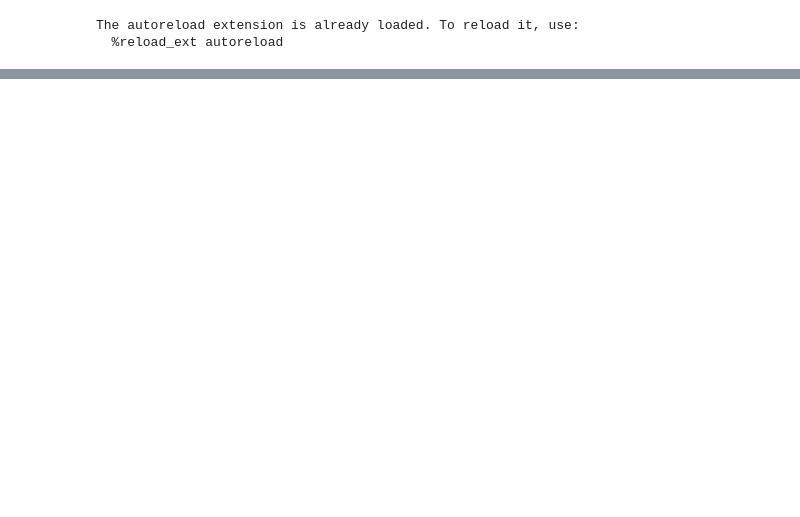
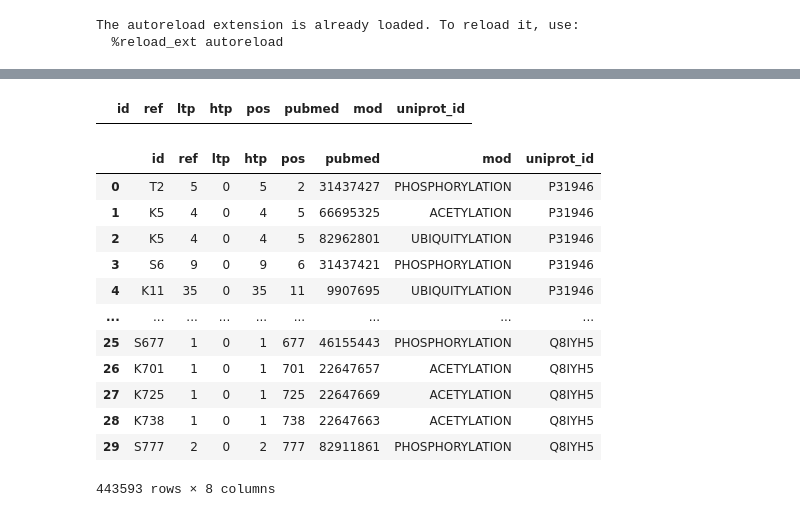
Before and after one commit to kamurani/phosphosite, a Jupyter notebook: phosphosite/dataset/psp/extract.ipynb, the cells around one changed output, grey strips where cells are left out. Saved outputs shown, nothing was run; the diff lists cells and outputs as text; code cells hidden in the pictures; blank space fills up the shorter version.

```diff
--- a/phosphosite/dataset/psp/extract.ipynb
+++ b/phosphosite/dataset/psp/extract.ipynb
@@ -32,0 +26,25 @@ all_proteins = list(df["ACC_ID"].unique())
+# %%
+big_df = mods
+# %%
+failed = []
+
+pbar = tqdm(enumerate(all_proteins))
+for i, protein in pbar:
+    pbar.set_description(f"Processing {protein}")
+    # Check if protein in big_df
+    if protein not in big_df["uniprot_id"].unique():
+        try:
+            df = get_psp_mods(protein)
+        except Exception as e:
+            print(f"Error: {e}")
+            failed.append(protein)
+            continue
+        if df is not None:
+            # Concat
+            big_df = pd.concat([big_df, df])
+        else:
+            failed.append(protein)
+
+    # Every 20 proteins, save
+    if i % 20 == 0:
+        big_df.to_csv("psp_mods.csv", index=False)
@@ -33,2 +65,24 @@ all_proteins = list(df["ACC_ID"].unique())
+# %%
+uid = "P05408"
+# all rows
+big_df[big_df["uniprot_id"] == uid]
+# %% [output]
+|  | id | ref | ltp | htp | pos | pubmed | mod | uniprot_id |
+# %%
+big_df
+# %% [output]
+|  | id | ref | ltp | htp | pos | pubmed | mod | uniprot_id |
+| 0 | T2 | 5 | 0 | 5 | 2 | 31437427 | PHOSPHORYLATION | P31946 |
+| 1 | K5 | 4 | 0 | 4 | 5 | 66695325 | ACETYLATION | P31946 |
+| 2 | K5 | 4 | 0 | 4 | 5 | 82962801 | UBIQUITYLATION | P31946 |
+| 3 | S6 | 9 | 0 | 9 | 6 | 31437421 | PHOSPHORYLATION | P31946 |
+| 4 | K11 | 35 | 0 | 35 | 11 | 9907695 | UBIQUITYLATION | P31946 |
+| ... | ... | ... | ... | ... | ... | ... | ... | ... |
+| 25 | S677 | 1 | 0 | 1 | 677 | 46155443 | PHOSPHORYLATION | Q8IYH5 |
+| 26 | K701 | 1 | 0 | 1 | 701 | 22647657 | ACETYLATION | Q8IYH5 |
+| 27 | K725 | 1 | 0 | 1 | 725 | 22647669 | ACETYLATION | Q8IYH5 |
+| 28 | K738 | 1 | 0 | 1 | 738 | 22647663 | ACETYLATION | Q8IYH5 |
+| 29 | S777 | 2 | 0 | 2 | 777 | 82911861 | PHOSPHORYLATION | Q8IYH5 |
+443593 rows × 8 columns
 # %%
 uniprot_id = all_proteins[0]
```
Also changed, not shown: parts of 18 cells of this notebook, 14 other files.
